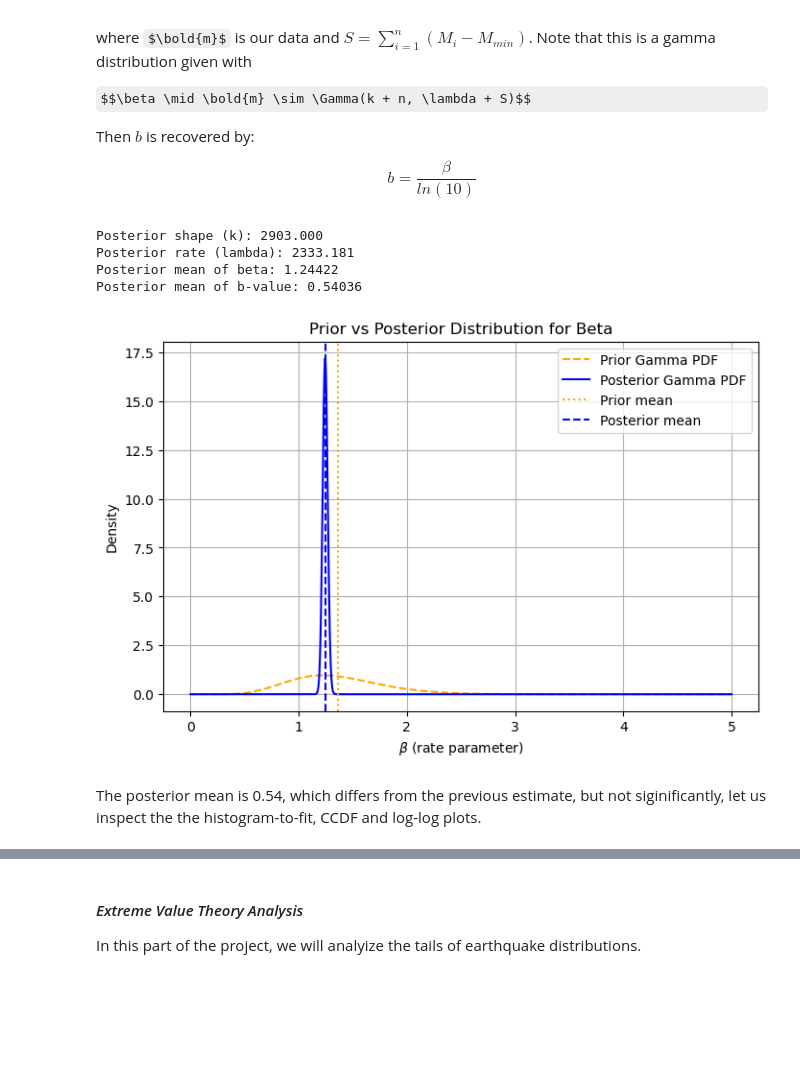
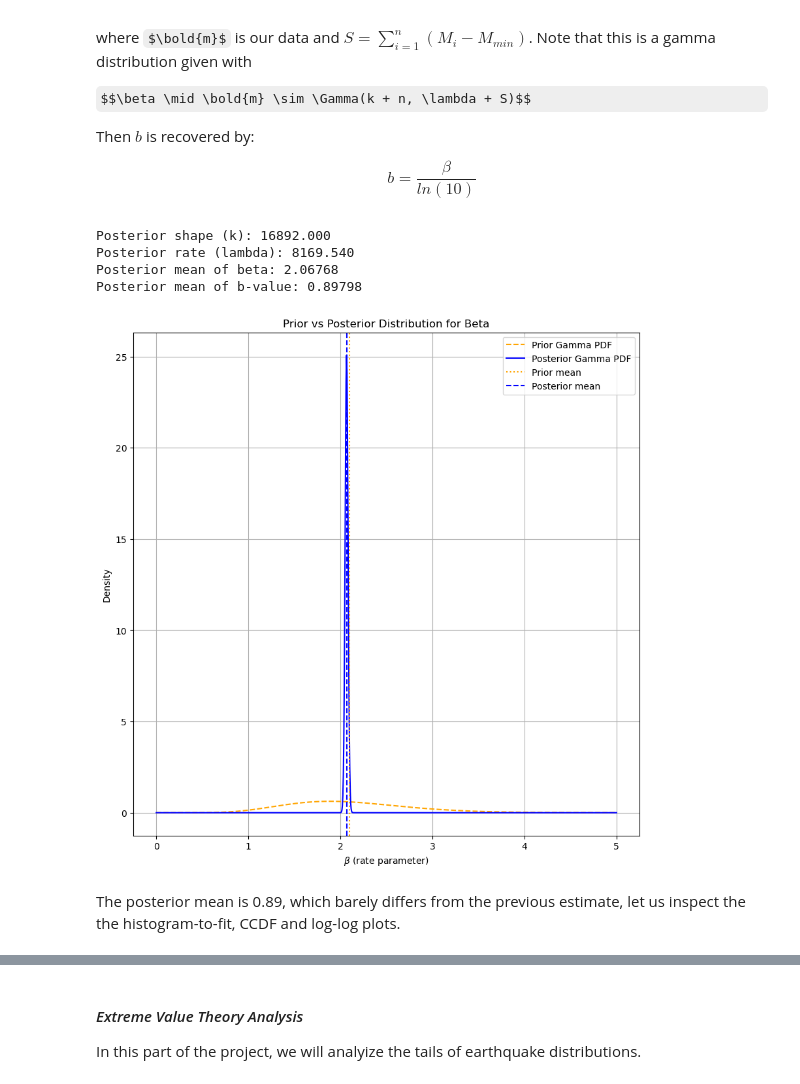
Before and after one commit to Luka-Radulovic/earthquake-statistical-analysis, a Jupyter notebook: earthquake-analysis.ipynb, the cells around one changed output, grey strips where cells are left out. Cells and saved outputs as stored; diff of their text form; code cells hidden in the pictures; some formulas as TeX source; blank space fills up the shorter version.

```diff
--- a/earthquake-analysis.ipynb
+++ b/earthquake-analysis.ipynb
@@ -76,0 +116,2 @@ msn.matrix(df)
+# %%
+res = cat.estimate_mc_b_stability()
@@ -76,0 +120,3 @@ msn.matrix(df)
+# %%
+Mc = res[0]
+print(f"Estimated completeness magnitude: {Mc}")
@@ -77,6 +127,8 @@ msn.matrix(df)
 # %%
 drop_columns = ["nst", "gap", "dmin", "rms", "horizontalError", "depthError", "magError", "magNst"]
 df.drop(columns = drop_columns, inplace = True)
+
+df = df[df['mag'] >= Mc]
 # %% [markdown]
 ### *EDA and Visualization*
 # %% [markdown]
@@ -182,7 +255,7 @@ $$\hat{b} = \frac{1}{\ln(10)\cdot(\overline{M} - M_{min})} $$
 # %%
 import numpy as np
 
-M_min = 2.5
+M_min = Mc
 M = magnitudes[magnitudes >= M_min]
 
 mean_mag = np.mean(M)
@@ -286,15 +359,14 @@ import numpy as np
 from scipy.stats import gamma
 
 M = magnitudes
-Mmin = 2.5
+Mmin = Mc
 
 X = M - Mmin
 X = X[X > 0]
 n = len(X)
 S = X.sum()
 
-b_mle = 0.59 # use Aki's estimate to choose priors
-beta_mle = b_mle * np.log(10)  # ~1.3595
+beta_mle = b_mle * np.log(10)
 
 k_prior = 10
 lambda_prior = k_prior / beta_mle
@@ -304,41 +376,41 @@ k_post = k_prior + n
 lambda_post = lambda_prior + S
 
 beta_post_mean = k_post / lambda_post
 
 b_post_mean = beta_post_mean / np.log(10)
 
 print(f"Posterior shape (k): {k_post:.3f}")
 print(f"Posterior rate (lambda): {lambda_post:.3f}")
 print(f"Posterior mean of beta: {beta_post_mean:.5f}")
 print(f"Posterior mean of b-value: {b_post_mean:.5f}")
 
 # Beta values range for smooth plot
 beta_vals = np.linspace(0, 5, 1000)
 
 # Calculate PDFs
 prior_pdf = gamma.pdf(beta_vals, a=k_prior, scale=1/lambda_prior)
 posterior_pdf = gamma.pdf(beta_vals, a=k_post, scale=1/lambda_post)
 
 # Plot
-plt.figure(figsize=(8,5))
+plt.figure(figsize=(10,10))
 plt.plot(beta_vals, prior_pdf, label='Prior Gamma PDF', linestyle='--', color='orange')
 plt.plot(beta_vals, posterior_pdf, label='Posterior Gamma PDF', color='blue')
 plt.axvline(k_prior / lambda_prior, color='orange', linestyle=':', label='Prior mean')
 plt.axvline(k_post / lambda_post, color='blue', linestyle='--', label='Posterior mean')
 plt.xlabel(r'$\beta$ (rate parameter)')
 plt.ylabel('Density')
 plt.title('Prior vs Posterior Distribution for Beta')
 plt.legend()
 plt.grid(True)
 plt.show()
 # %% [output]
-Posterior shape (k): 2903.000
-Posterior rate (lambda): 2333.181
-Posterior mean of beta: 1.24422
-Posterior mean of b-value: 0.54036
+Posterior shape (k): 16892.000
+Posterior rate (lambda): 8169.540
+Posterior mean of beta: 2.06768
+Posterior mean of b-value: 0.89798
-[figure, old version]
+[figure, new version]
 # %% [markdown]
-The posterior mean is 0.54, which differs from the previous estimate, but not siginificantly, let us inspect the the histogram-to-fit, CCDF and log-log plots.
+The posterior mean is 0.89, which barely differs from the previous estimate, let us inspect the the histogram-to-fit, CCDF and log-log plots.
 # %%
 import numpy as np
 import matplotlib.pyplot as plt
```
Also changed, not shown: parts of 41 cells of this notebook.
